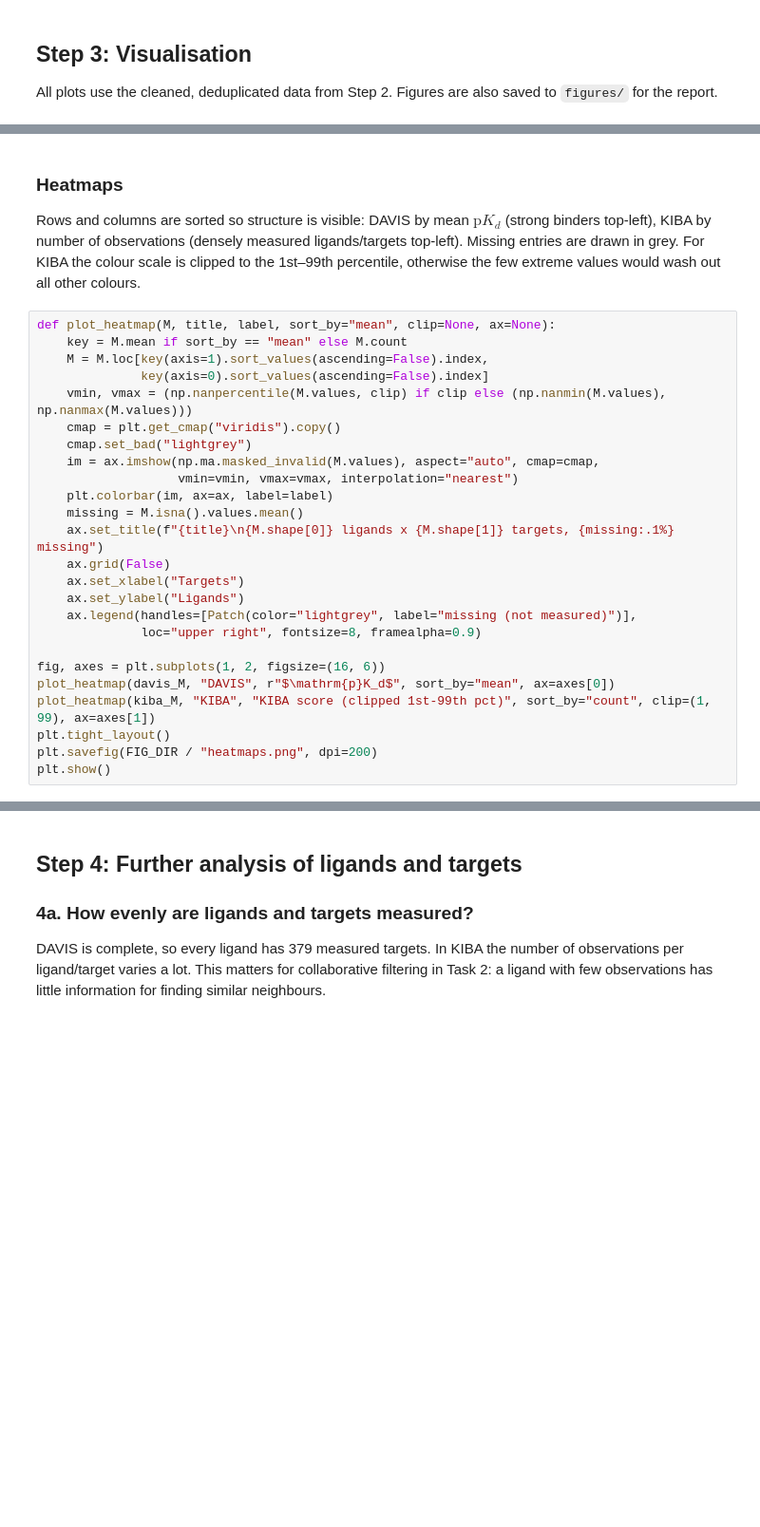
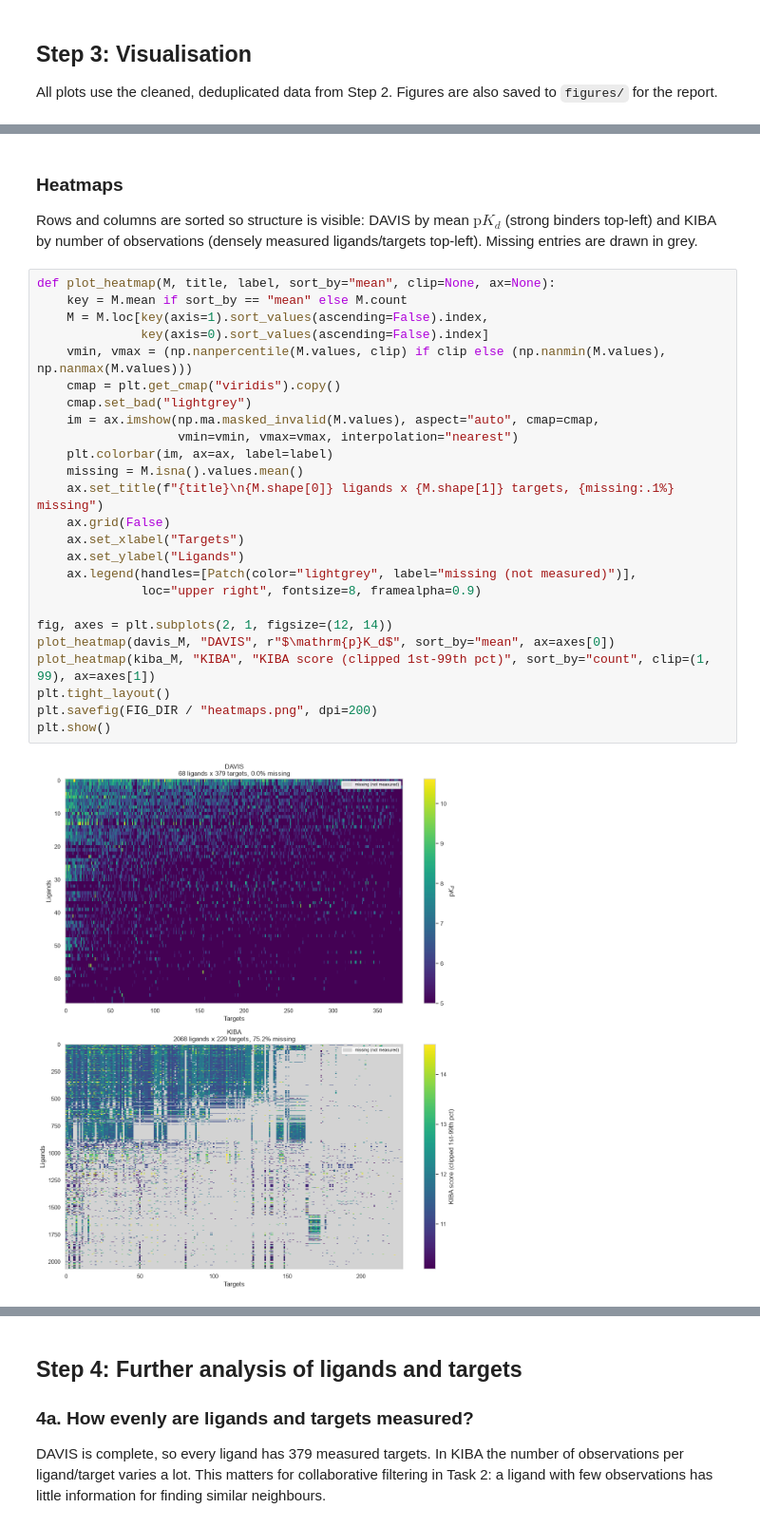
Before and after one commit to thisisadison/Retrieval-and-Recommendation, a Jupyter notebook: SC4020_Project2/task1_analysis.ipynb, the cells around one changed output, grey strips where cells are left out. Shown at 95% size. Drawn from its saved outputs; the diff is of its cells as text; blank space fills up the shorter version.

```diff
--- a/SC4020_Project2/task1_analysis.ipynb
+++ b/SC4020_Project2/task1_analysis.ipynb
@@ -242,32 +332,34 @@ davis_M.shape, kiba_M.shape
 # %% [markdown]
 ### Heatmaps
 
-Rows and columns are sorted so structure is visible: DAVIS by mean $\mathrm{p}K_d$ (strong binders top-left), KIBA by number of observations (densely measured ligands/targets top-left). Missing entries are drawn in grey. For KIBA the colour scale is clipped to the 1st–99th percentile, otherwise the few extreme values would wash out all other colours.
+Rows and columns are sorted so structure is visible: DAVIS by mean $\mathrm{p}K_d$ (strong binders top-left) and KIBA by number of observations (densely measured ligands/targets top-left). Missing entries are drawn in grey.
 # %%
 def plot_heatmap(M, title, label, sort_by="mean", clip=None, ax=None):
     key = M.mean if sort_by == "mean" else M.count
     M = M.loc[key(axis=1).sort_values(ascending=False).index,
               key(axis=0).sort_values(ascending=False).index]
     vmin, vmax = (np.nanpercentile(M.values, clip) if clip else (np.nanmin(M.values), np.nanmax(M.values)))
     cmap = plt.get_cmap("viridis").copy()
     cmap.set_bad("lightgrey")
     im = ax.imshow(np.ma.masked_invalid(M.values), aspect="auto", cmap=cmap,
                    vmin=vmin, vmax=vmax, interpolation="nearest")
     plt.colorbar(im, ax=ax, label=label)
     missing = M.isna().values.mean()
     ax.set_title(f"{title}\n{M.shape[0]} ligands x {M.shape[1]} targets, {missing:.1%} missing")
     ax.grid(False)
     ax.set_xlabel("Targets")
     ax.set_ylabel("Ligands")
     ax.legend(handles=[Patch(color="lightgrey", label="missing (not measured)")],
               loc="upper right", fontsize=8, framealpha=0.9)
 
-fig, axes = plt.subplots(1, 2, figsize=(16, 6))
+fig, axes = plt.subplots(2, 1, figsize=(12, 14))
 plot_heatmap(davis_M, "DAVIS", r"$\mathrm{p}K_d$", sort_by="mean", ax=axes[0])
 plot_heatmap(kiba_M, "KIBA", "KIBA score (clipped 1st-99th pct)", sort_by="count", clip=(1, 99), ax=axes[1])
 plt.tight_layout()
 plt.savefig(FIG_DIR / "heatmaps.png", dpi=200)
 plt.show()
+# %% [output]
+[figure, added]
 # %% [markdown]
 ### Score distributions (KDE)
 
```
Also changed, not shown: parts of 22 cells of this notebook, 8 other files.
